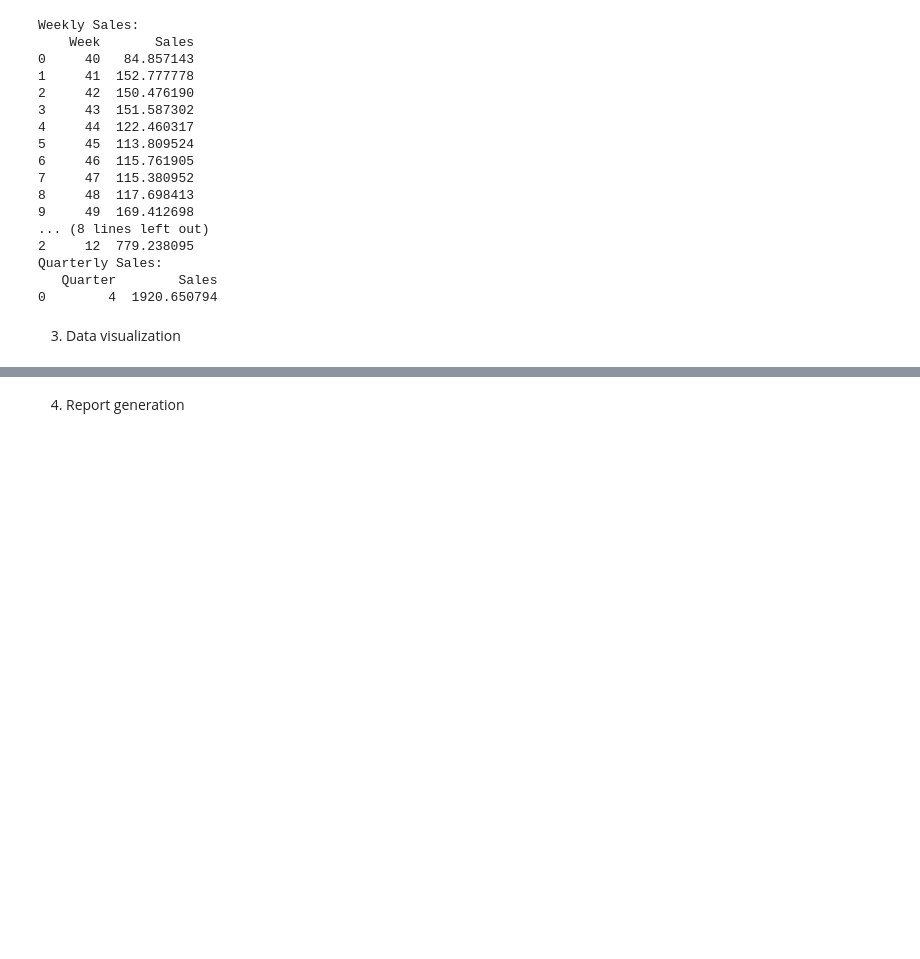
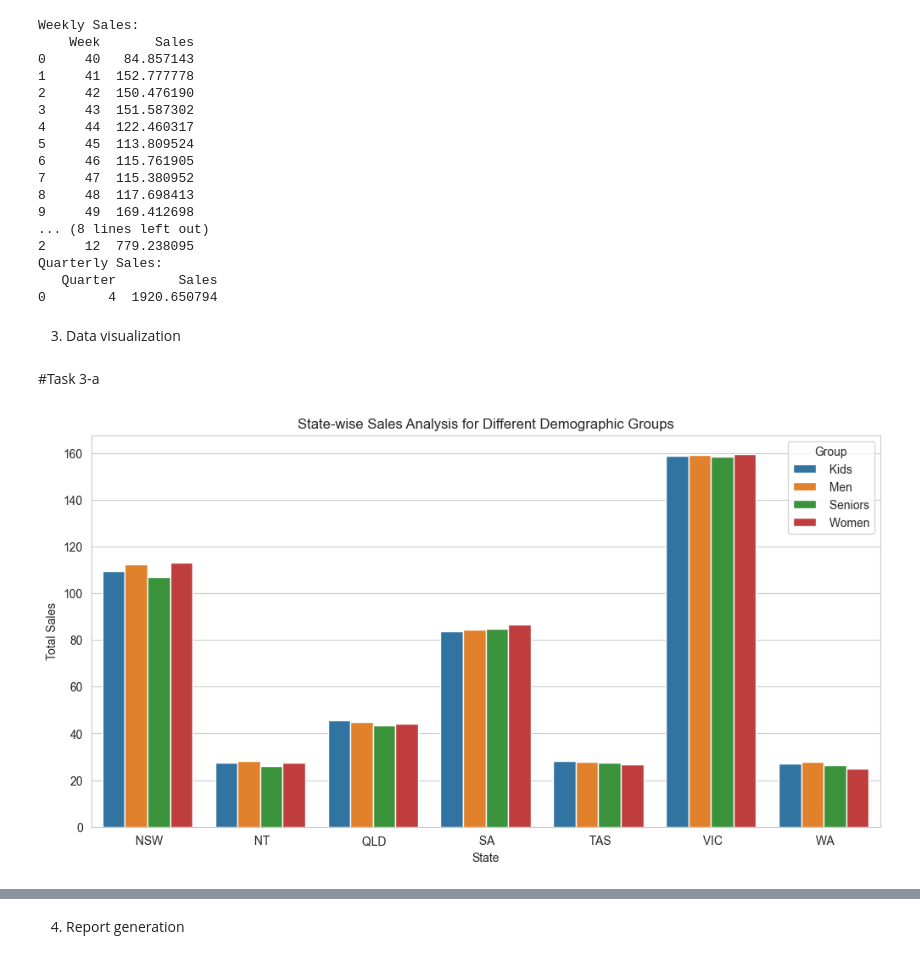
Before and after one commit to srinipar/AILabs, a Jupyter notebook: AIMLIIT/Projects/DS_Sales Analysis/SalesAnalysis.ipynb, the cells around one changed output, grey strips where cells are left out. Saved outputs shown, nothing was run; the diff lists cells and outputs as text; code cells hidden in the pictures; blank space fills up the shorter version.

```diff
--- a/AIMLIIT/Projects/DS_Sales Analysis/SalesAnalysis.ipynb
+++ b/AIMLIIT/Projects/DS_Sales Analysis/SalesAnalysis.ipynb
@@ -300,3 +300,28 @@ Quarterly Sales:
 0        4  1920.650794
 # %% [markdown]
 3.	Data visualization
+# %% [markdown]
+#Task 3-a
+# %%
+#a.	Use suitable data visualization libraries to construct a dashboard for the head of sales and marketing. The dashboard should encompass key parameters:
+#State-wise sales analysis for different demographic groups (kids, women, men, and seniors).
+#Group-wise sales analysis (Kids, Women, Men, and Seniors) across various states.
+#Time-of-the-day analysis: Identify peak and off-peak sales periods to facilitate strategic planning for S&M teams. This information aids in designing programs like hyper-personalization and Next Best Offers to enhance sales.
+
+sns.set_style("whitegrid") #Set the style of the seaborn plots to "whitegrid"
+%matplotlib inline
+
+#State wise sales analysis for different demographic groups (kids, women, men, and seniors).
+
+state_group_sales=df_SalesData.groupby(["State","Group"])["Sales"].sum().reset_index() #Group the sales data by both "State" and "Group" columns
+
+plt.figure(figsize=(12,6)) #Set the figure size for the plot to 12 inches in width and 6 inches in height.
+sns.barplot(data=state_group_sales, x="State", y="Sales", hue="Group") #Create a bar plot using seaborn's barplot function, where the x-axis represents the "State", the y-axis represents the total "Sales", and the bars are colored based on the "Group" (demographic
+
+plt.title("State-wise Sales Analysis for Different Demographic Groups") #Set the title of the plot to "State-wise Sales Analysis for Different Demographic Groups"
+plt.xlabel("State") #Set the label for the x-axis to "State"
+plt.ylabel("Total Sales") #Set the label for the y-axis to "Total Sales"
+plt.legend(title="Group") #Add a legend to the plot with the title "Group" to differentiate between the different demographic groups.
+plt.show() #Display the plot on the screen.
+# %% [output]
+[figure, added]
```
Also changed, not shown: parts of 1 cell of this notebook.
